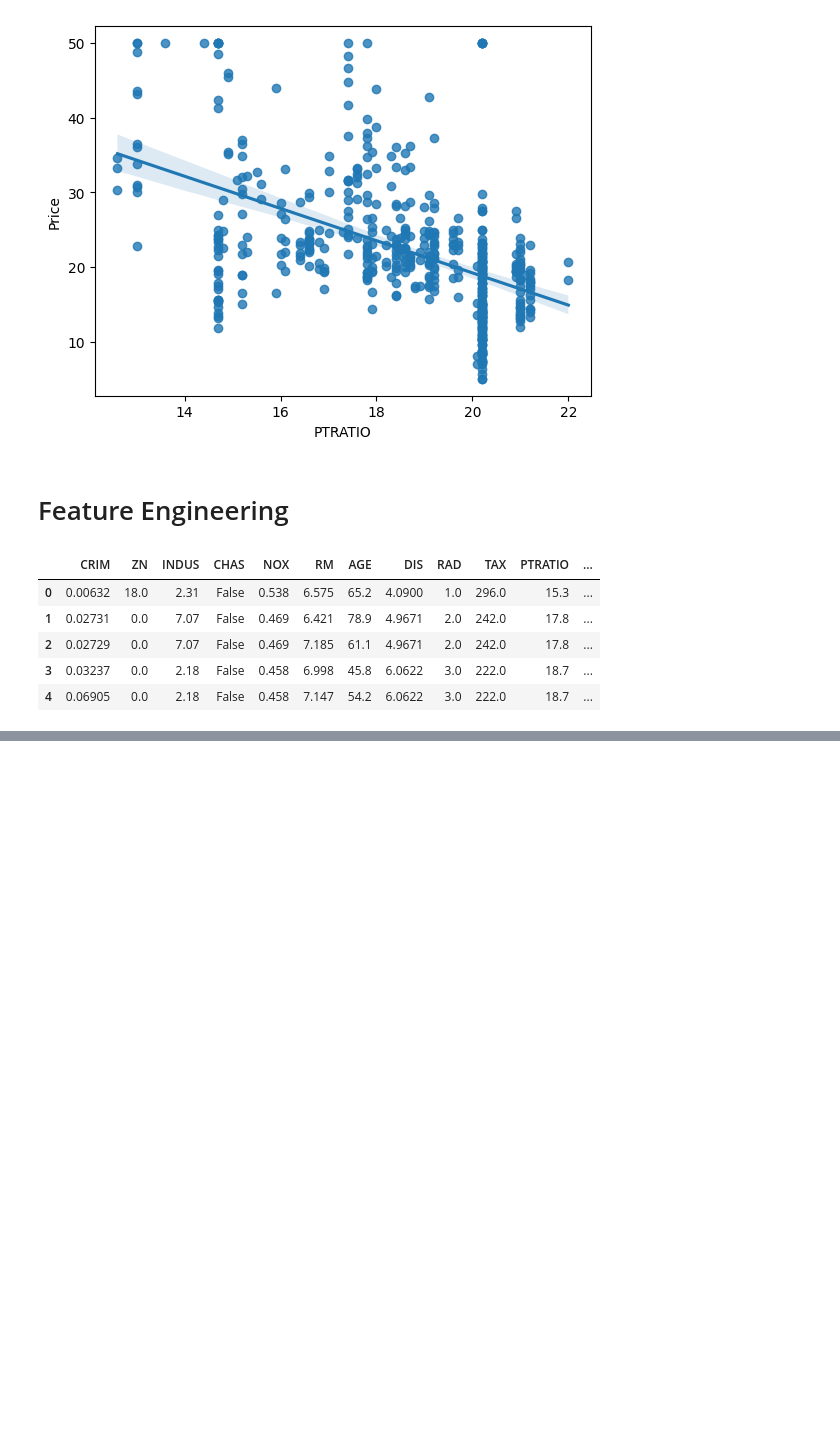
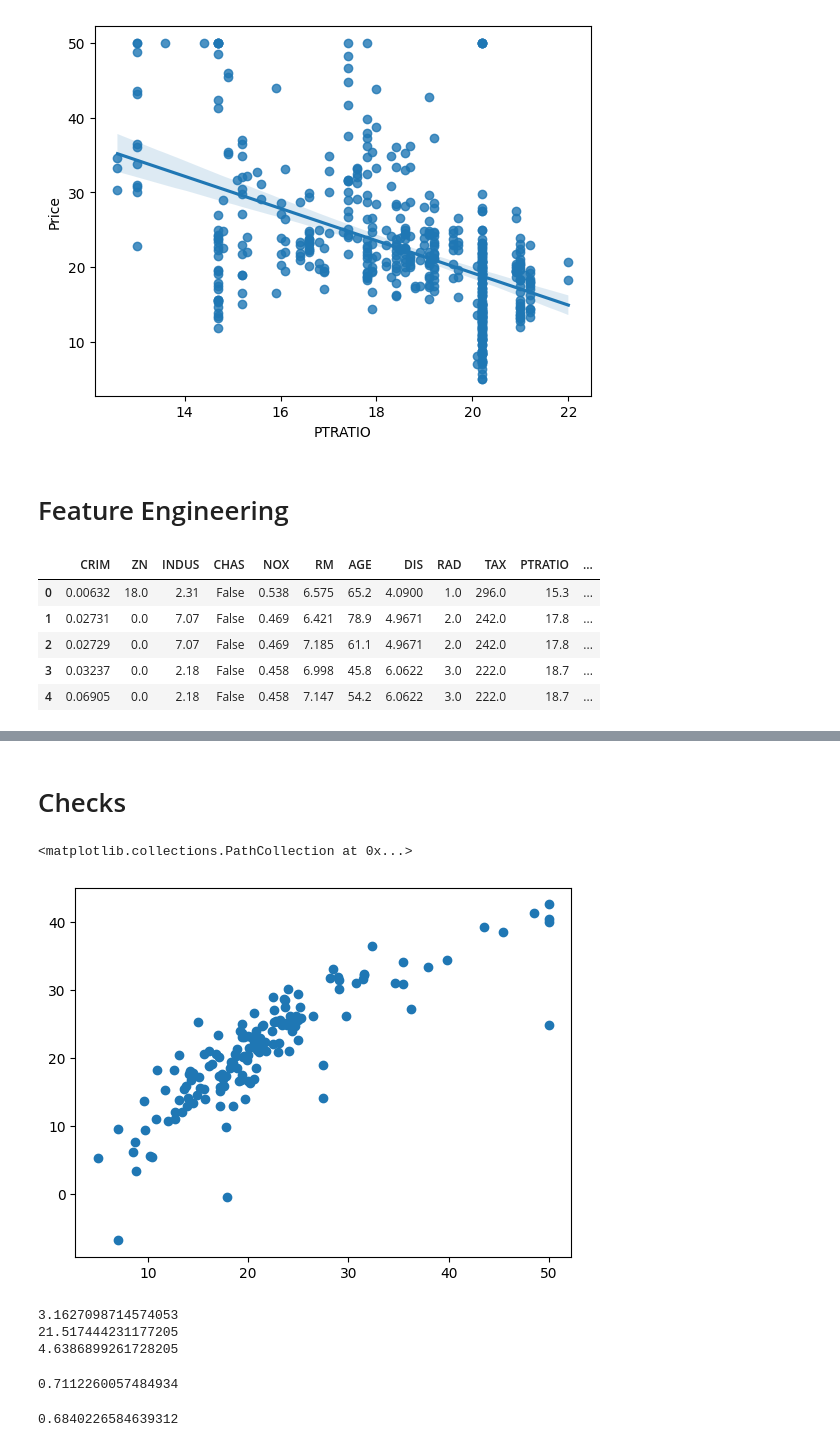
Before and after one commit to d3smondwong/Boston-House-Pricing, a Jupyter notebook: Boston House Pricing Model.ipynb, the cells around one changed output, grey strips where cells are left out. Drawn from its saved outputs; the diff is of its cells as text; code cells hidden in the pictures; blank space fills up the shorter version.

```diff
--- a/Boston House Pricing Model.ipynb
+++ b/Boston House Pricing Model.ipynb
@@ -216,0 +273,9 @@ df.head()
+# %%
+# fit_tranform(..) cannot be used for X_test because test test should use the μ and σ calculated from the X_train data set.
+# fit_tranform(..) can only be used on training data set.
+# https://towardsdatascience.com/what-and-why-behind-fit-transform-vs-transform-in-scikit-learn-78f915cf96fe
+# we want scaling to be applied to our test data too and at the same time do not want to be biased with our model.
+# We want our test data to be a completely new and a surprise set for our model. The transform method helps us in this case
+# If we will use the fit method on our test data too, we will compute a new mean and variance that is a new scale for each
+# feature and will let our model learn about our test data too.
+X_test=scaler.transform(X_test)
@@ -216,0 +288,4 @@ df.head()
+# %%
+regression_model=LinearRegression()
+# %%
+regression_model.fit(X_train,y_train)
@@ -216,0 +294,3 @@ df.head()
+# %%
+### Prediction With Test Data
+reg_pred=regression_model.predict(X_test)
@@ -216,0 +318,42 @@ df.head()
+# %% [markdown]
+# Checks
+# %%
+## plot a scatter plot for the prediction
+# if the plot is linear like this, the model has perform well
+plt.scatter(y_test,reg_pred)
+# %% [output]
+<matplotlib.collections.PathCollection at 0x...>
+[figure, added]
+# %%
+# MSE measures the average squared difference between the estimated values and the actual value.
+# MAE is the average distance between the real data and the predicted data, but fails to punish large errors in prediction.
+# RMSE Root Mean Square Error (RMSE) is the standard deviation of the residuals (prediction errors).
+from sklearn.metrics import mean_squared_error
+from sklearn.metrics import mean_absolute_error
+
+print(mean_absolute_error(y_test,reg_pred))
+print(mean_squared_error(y_test,reg_pred))
+print(np.sqrt(mean_squared_error(y_test,reg_pred)))
+# %% [output]
+3.1627098714574053
+21.517444231177205
+4.6386899261728205
+# %%
+# R^2 = 1 - SSR/SST
+# R^2 = coefficient of determination
+# SSR = sum of squares of residuals
+# SST = total sum of squares
+
+from sklearn.metrics import r2_score
+score=r2_score(y_test,reg_pred)
+print(score)
+# %% [output]
+0.7112260057484934
+# %%
+# Adjusted R2 = 1 – [(1-R2)*(n-1)/(n-k-1)]
+# where:
+# R2: The R2 of the model n: The number of observations k: The number of predictor variables
+# display adjusted R-squared
+1 - (1-score)*(len(y_test)-1)/(len(y_test)-X_test.shape[1]-1)
+# %% [output]
+0.6840226584639312
```
Also changed, not shown: parts of 22 cells of this notebook, 1 other file.
